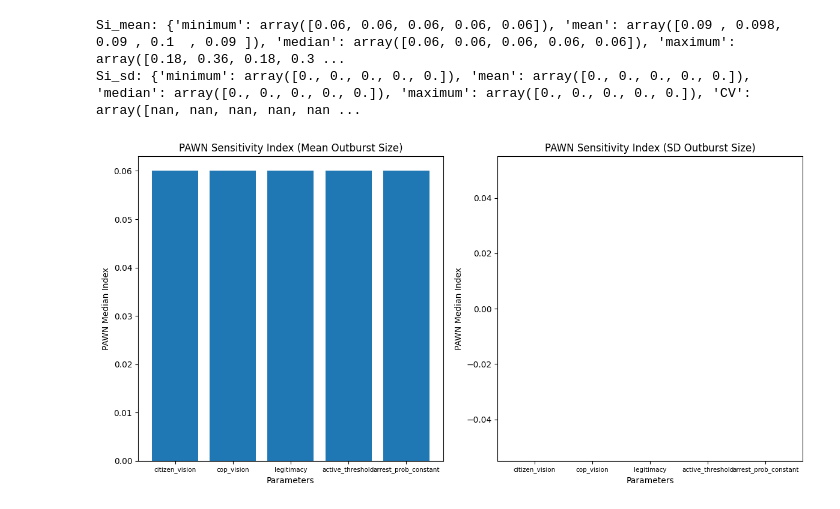
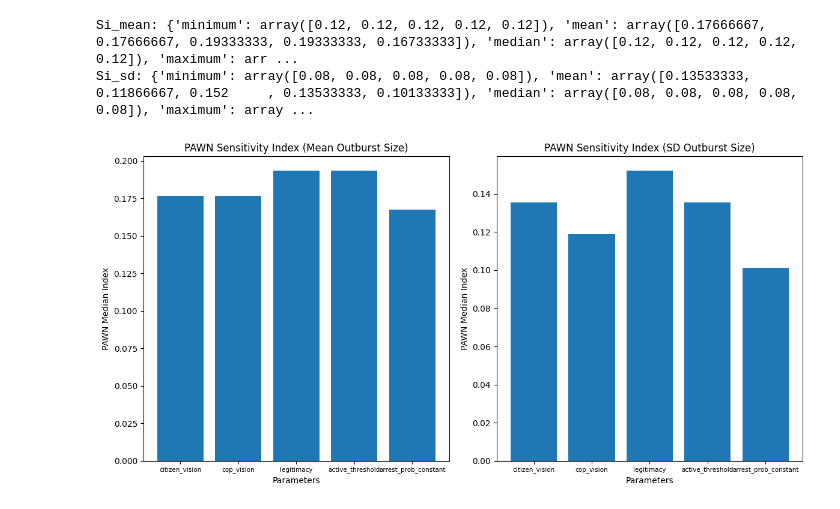
Before and after one commit to yehuihe/epstein_network_civil_violence, a Jupyter notebook: PAWN_analysis.ipynb, the cells around one changed output. Drawn from its saved outputs; the diff is of its cells as text; code cells hidden in the pictures.

```diff
--- a/PAWN_analysis.ipynb
+++ b/PAWN_analysis.ipynb
@@ -38,10 +38,10 @@ problem = {
                [1, 10],  # cop_vision
                [0.0, 1.0],  # legitimacy
                [0.0, 1.0],  # active_threshold
-               [0.0, 1.0]]  # arrest_prob_constant
+               [2.0, 3.0]]  # arrest_prob_constant
 }
 
-param_values = latin.sample(problem, 50)
+param_values = latin.sample(problem, 25)
 
 # Run the model and collect results
 results_mean = []
@@ -81,7 +81,7 @@ for params in tqdm(param_values):
                          "SD_Outburst_Size": compute_sd_outburst_size}
     )
 
-    for i in range(30):
+    for i in range(300):
         model.step()
 
     model.datacollector.collect(model)
@@ -99,28 +99,28 @@ Si_sd = pawn.analyze(problem, param_values, Y_sd, S=10)
 print("Si_mean:", Si_mean)
 print("Si_sd:", Si_sd)
 # %% [output]
-Si_mean: {'minimum': array([0.06, 0.06, 0.06, 0.06, 0.06]), 'mean': array([0.09 , 0.098, 0.09 , 0.1  , 0.09 ]), 'median': array([0.06, 0.06, 0.06, 0.06, 0.06]), 'maximum': array([0.18, 0.36, 0.18, 0.3 ...
-Si_sd: {'minimum': array([0., 0., 0., 0., 0.]), 'mean': array([0., 0., 0., 0., 0.]), 'median': array([0., 0., 0., 0., 0.]), 'maximum': array([0., 0., 0., 0., 0.]), 'CV': array([nan, nan, nan, nan, nan ...
+Si_mean: {'minimum': array([0.12, 0.12, 0.12, 0.12, 0.12]), 'mean': array([0.17666667, 0.17666667, 0.19333333, 0.19333333, 0.16733333]), 'median': array([0.12, 0.12, 0.12, 0.12, 0.12]), 'maximum': arr ...
+Si_sd: {'minimum': array([0.08, 0.08, 0.08, 0.08, 0.08]), 'mean': array([0.13533333, 0.11866667, 0.152     , 0.13533333, 0.10133333]), 'median': array([0.08, 0.08, 0.08, 0.08, 0.08]), 'maximum': array ...
 # %%
 
 # Plot the results
 fig, ax = plt.subplots(1, 2, figsize=(12, 6))
 
 # Mean outburst size
-ax[0].bar(problem['names'], Si_mean['median'])
+ax[0].bar(problem['names'], Si_mean['mean'])
 ax[0].set_title('PAWN Sensitivity Index (Mean Outburst Size)')
 ax[0].set_ylabel('PAWN Median Index')
 ax[0].set_xlabel('Parameters')
 ax[0].tick_params(axis='x', labelsize=7.5)
 
 # SD outburst size
-ax[1].bar(problem['names'], Si_sd['median'])
+ax[1].bar(problem['names'], Si_sd['mean'])
 ax[1].set_title('PAWN Sensitivity Index (SD Outburst Size)')
 ax[1].set_ylabel('PAWN Median Index')
 ax[1].set_xlabel('Parameters')
 ax[1].tick_params(axis='x', labelsize=7.5)
 
 plt.tight_layout()
 plt.show()
 # %% [output]
-[figure, old version]
+[figure, new version]
```
Also changed, not shown: parts of 5 cells of this notebook.
